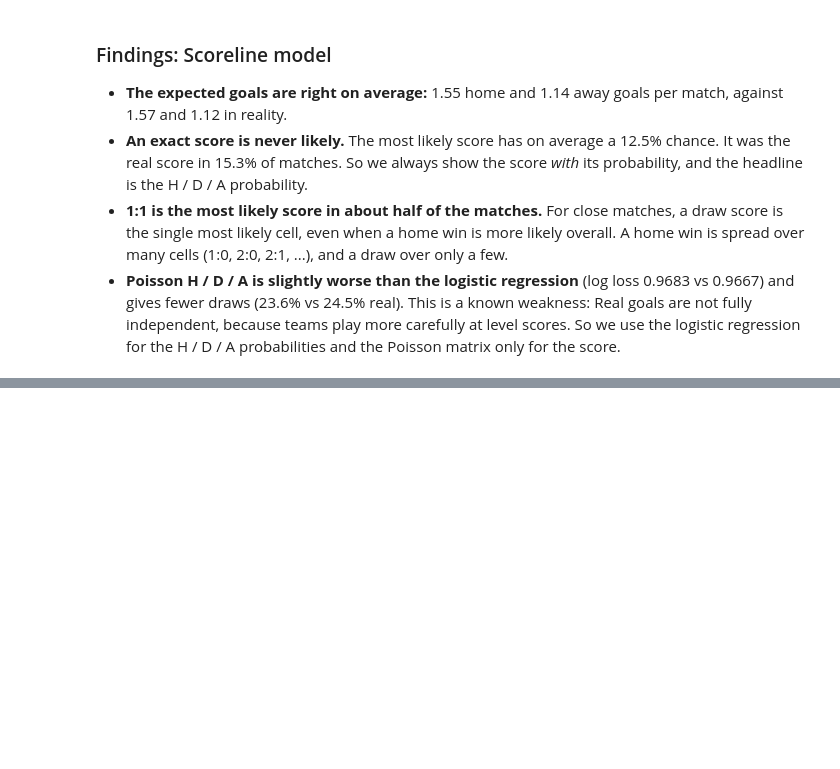
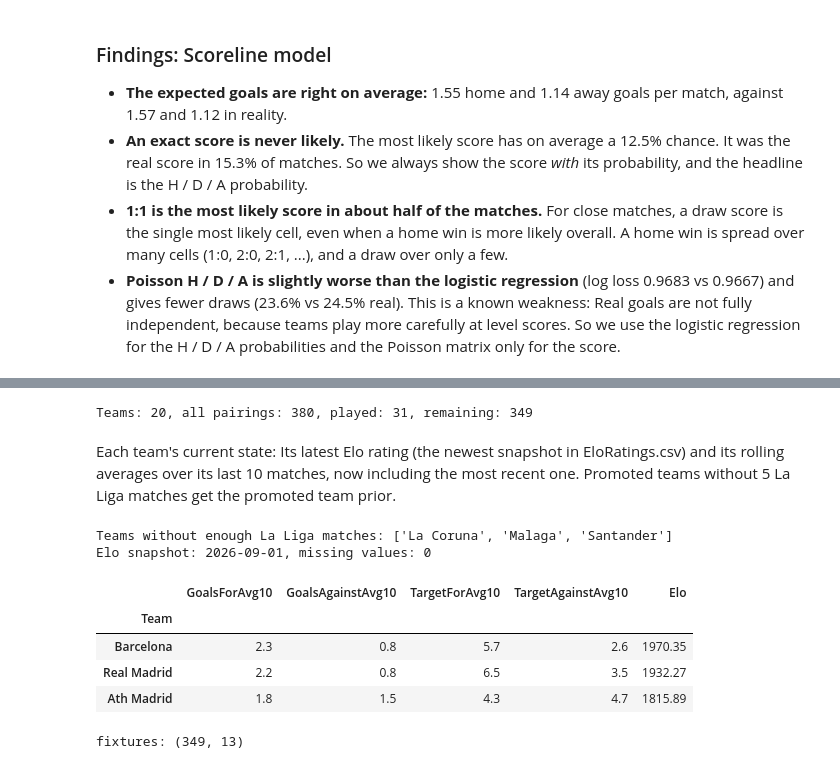
Before and after one commit to idoberk/laliga-match-prediction, a Jupyter notebook: notebooks/laliga_match_prediction.ipynb, the cells around one changed output, grey strips where cells are left out. Drawn from its saved outputs; the diff is of its cells as text; code cells hidden in the pictures; blank space fills up the shorter version.

Commit message:
Add example predictions for the remaining 2026/27 pairings

```diff
--- a/notebooks/laliga_match_prediction.ipynb
+++ b/notebooks/laliga_match_prediction.ipynb
@@ -1981,0 +1987,80 @@ Name: count, dtype: int64
+# %%
+current_season = spanish_clean[
+    (spanish_clean["Division"] == LALIGA_DIVISION)
+    & (spanish_clean["SeasonStart"] == LAST_COMPLETE_SEASON + 1)
+]
+
+current_teams = sorted(
+    set(current_season["HomeTeam"]) | set(current_season["AwayTeam"])
+)
+
+# Every (home, away) pair of two different teams
+all_pairings = pd.DataFrame(
+    itertools.permutations(current_teams, 2), columns=["HomeTeam", "AwayTeam"]
+)
+
+# Keep the pairs that are not in the played matches.
+# indicator=True adds a _merge column that says if a row was found on both sides or only on the left
+remaining_pairings = (
+    all_pairings.merge(
+        current_season[["HomeTeam", "AwayTeam"]], how="left", indicator=True
+    )
+    .query("_merge == 'left_only'")
+    .drop(columns="_merge")
+    .reset_index(drop=True)
+)
+
+print(
+    f"Teams: {len(current_teams)}, all pairings: {len(all_pairings)}, "
+    f"played: {len(current_season)}, remaining: {len(remaining_pairings)}"
+)
+# %% [output]
+Teams: 20, all pairings: 380, played: 31, remaining: 349
+# %% [markdown]
+Each team's current state: Its latest Elo rating (the newest snapshot in EloRatings.csv) and its rolling averages over its last 10 matches, now including the most recent one. Promoted teams without 5 La Liga matches get the promoted team prior.
+# %%
+latest_elo_date = elo["date"].max()
+
+latest_elo = elo.loc[
+    (elo["date"] == latest_elo_date) & (elo["country"] == "ESP")
+].set_index("club")["elo"]
+
+team_state = latest_rolling_averages(
+    team_matches,
+    ROLLING_COLUMNS,
+    ROLLING_WINDOW,
+    ROLLING_MIN_PERIODS,
+    division=LALIGA_DIVISION,
+).loc[current_teams]
+
+print(
+    "Teams without enough La Liga matches: "
+    f"{team_state[team_state.isna().any(axis=1)].index.tolist()}"
+)
+
+team_state = team_state.fillna(promoted_prior).assign(Elo=latest_elo)
+
+print(
+    f"Elo snapshot: {latest_elo_date.date()}, missing values: {team_state.isna().sum().sum()}"
+)
+
+team_state.sort_values("Elo", ascending=False).round(2).head(3)
+# %% [output]
+Teams without enough La Liga matches: ['La Coruna', 'Malaga', 'Santander']
+Elo snapshot: 2026-09-01, missing values: 0
+|  | GoalsForAvg10 | GoalsAgainstAvg10 | TargetForAvg10 | TargetAgainstAvg10 | Elo |
+| Team |  |  |  |  |  |
+| Barcelona | 2.3 | 0.8 | 5.7 | 2.6 | 1970.35 |
+| Real Madrid | 2.2 | 0.8 | 6.5 | 3.5 | 1932.27 |
+| Ath Madrid | 1.8 | 1.5 | 4.3 | 4.7 | 1815.89 |
+# %%
+# Put both teams' state next to each pairing, like the model table
+fixtures = (
+    remaining_pairings.join(team_state.add_prefix("Home"), on="HomeTeam")
+    .join(team_state.add_prefix("Away"), on="AwayTeam")
+    .assign(EloDiff=lambda df: df["HomeElo"] - df["AwayElo"])
+)
+
+print(f"fixtures: {fixtures.shape}")
+# %% [output]
+fixtures: (349, 13)
```
Also changed, not shown: parts of 7 cells of this notebook, 1 other file.
